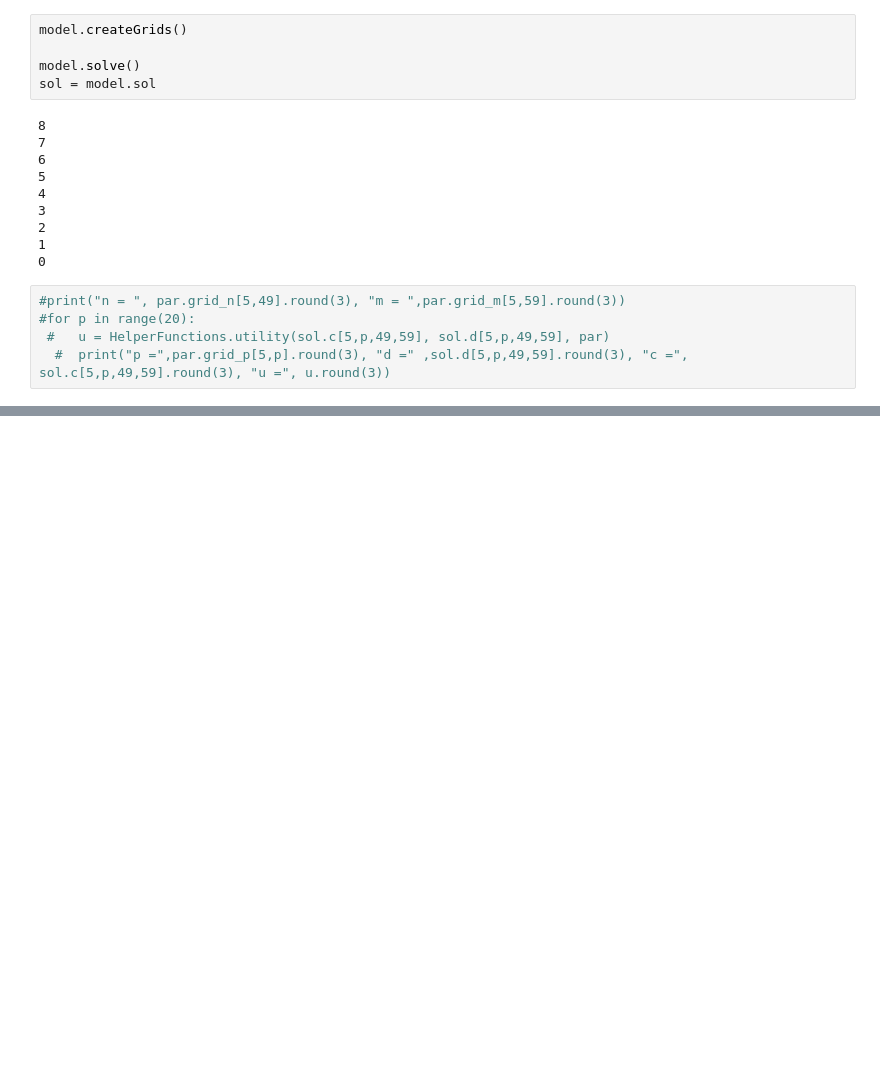
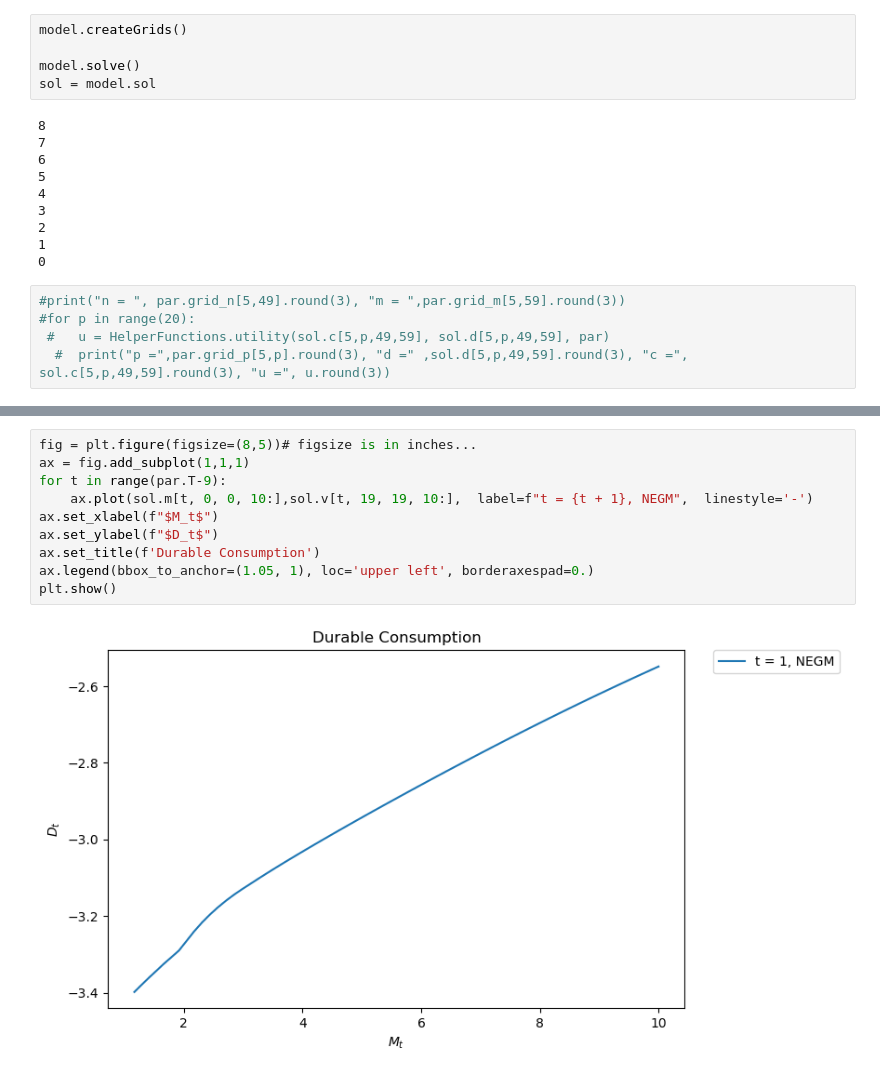
Before and after one commit to ChristofferDH/DP_CR, a Jupyter notebook: Main.ipynb, the cells around one changed output, grey strips where cells are left out. Drawn from its saved outputs; the diff is of its cells as text; blank space fills up the shorter version.

```diff
--- a/Main.ipynb
+++ b/Main.ipynb
@@ -62,0 +63,12 @@ plt.show()
+# %%
+fig = plt.figure(figsize=(8,5))# figsize is in inches...
+ax = fig.add_subplot(1,1,1)
+for t in range(par.T-9):
+    ax.plot(sol.m[t, 0, 0, 10:],sol.v[t, 19, 19, 10:],  label=f"t = {t + 1}, NEGM",  linestyle='-')
+ax.set_xlabel(f"$M_t$")
+ax.set_ylabel(f"$D_t$")
+ax.set_title(f'Durable Consumption')
+ax.legend(bbox_to_anchor=(1.05, 1), loc='upper left', borderaxespad=0.)
+plt.show()
+# %% [output]
+[figure, added]
```
Also changed, not shown: parts of 2 cells of this notebook.
